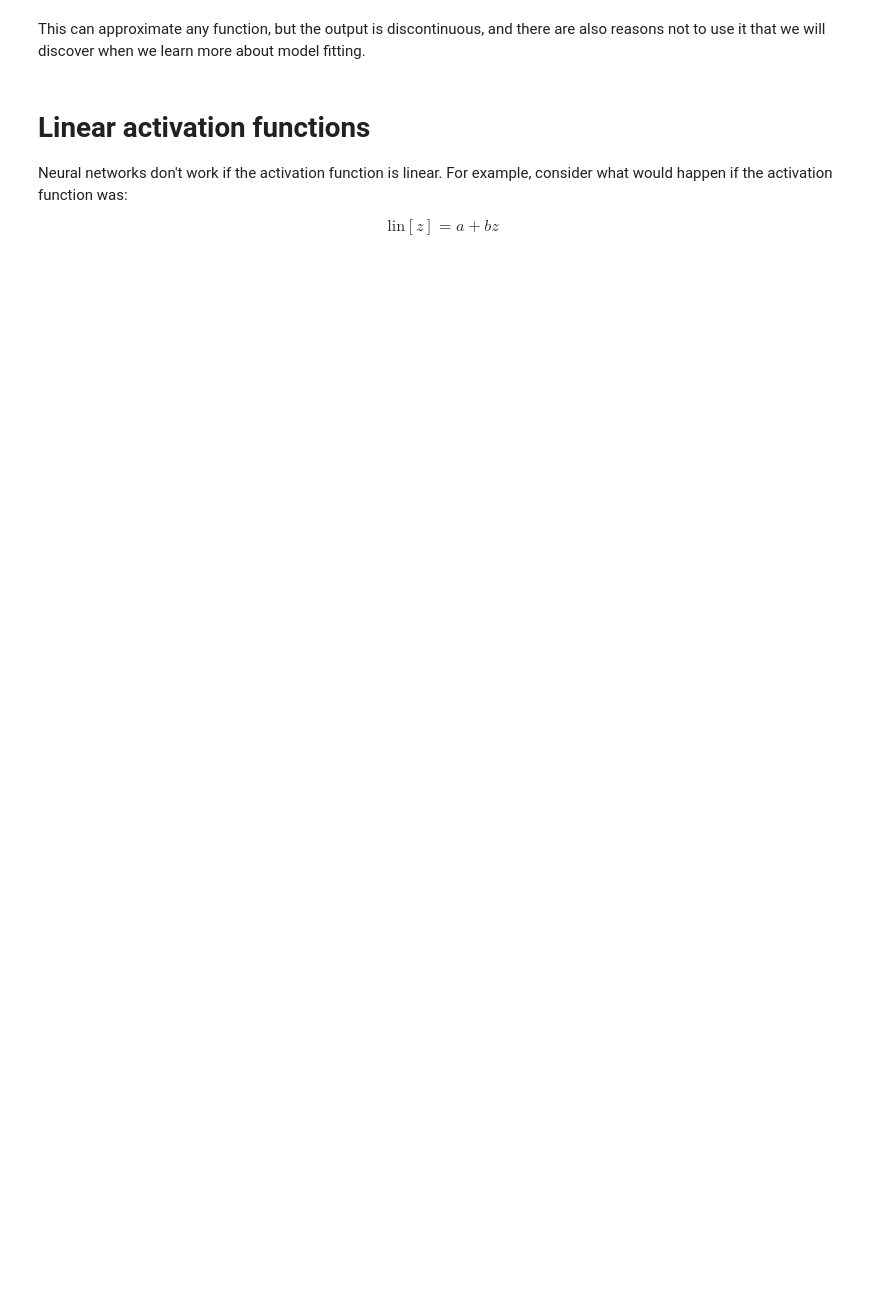
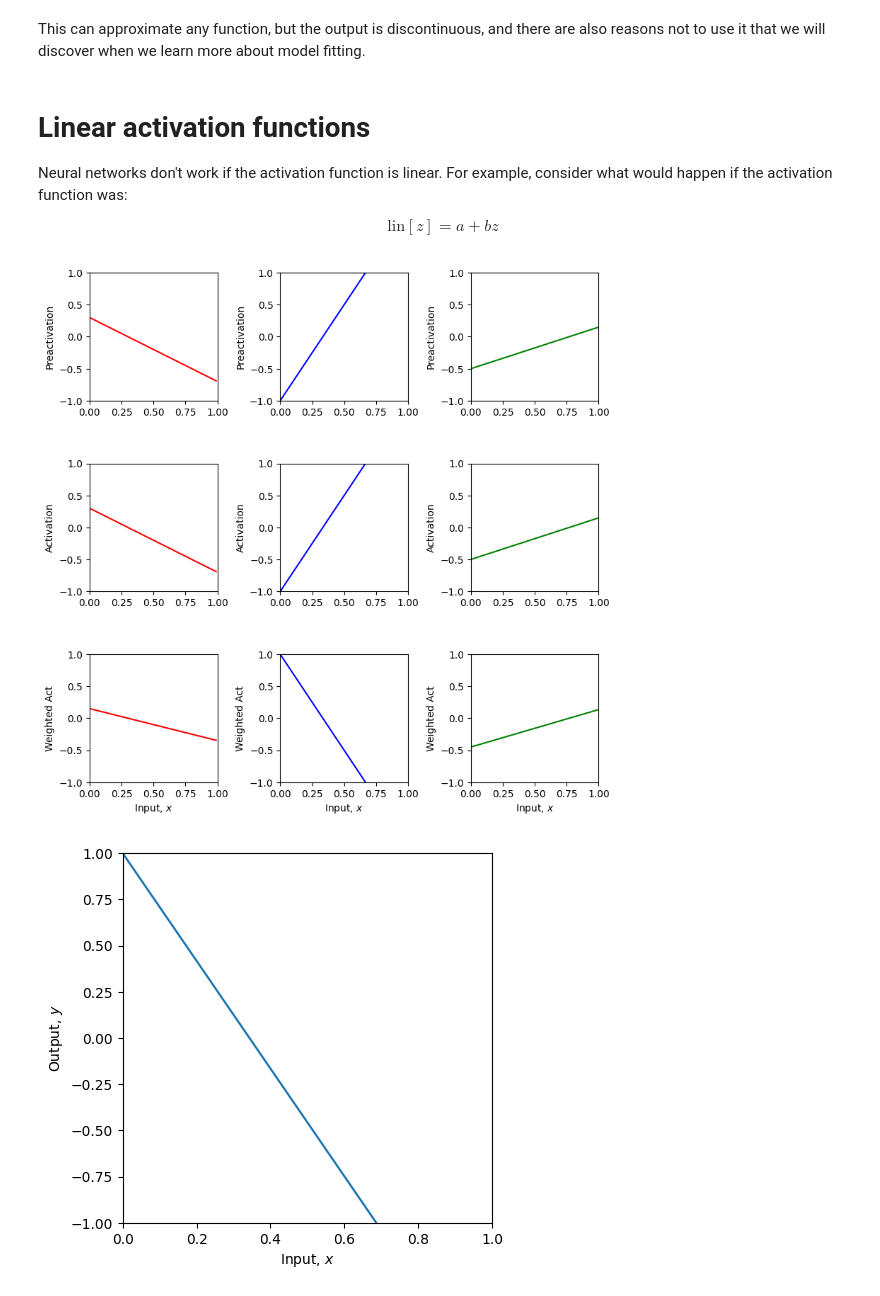
Before and after one commit to EDAttlee/Aloha_world, a Jupyter notebook: Notebooks/Chap03/3_4_Activation_Functions.ipynb, the cells around one changed output. Cells and saved outputs as stored; diff of their text form; code cells hidden in the pictures; blank space fills up the shorter version.

```diff
--- a/Notebooks/Chap03/3_4_Activation_Functions.ipynb
+++ b/Notebooks/Chap03/3_4_Activation_Functions.ipynb
@@ -207,22 +216,25 @@ def lin(preactivation):
 # %%
 # TODO
 # 1. The linear activation function above just returns the input: (0+1*z) = z
 # Before running the code Make a prediction about what the ten panels of the drawing will look like
 # Now run the code below to see if you were right. What family of functions can this represent?
 
 # 2. What happens if you change the parameters (a,b) to different values?
 # Try a=0.5, b=-0.4 Don't forget to run the cell again to update the function
 
 theta_10 =  0.3 ; theta_11 = -1.0
-theta_20 = -1.0  ; theta_21 = 2.0
+theta_20 = -1.0  ; theta_21 = 3.0
 theta_30 = -0.5  ; theta_31 = 0.65
 phi_0 = 0.3; phi_1 = 0.5; phi_2 = -1.0; phi_3 = 0.9
 
 # Define a range of input values
 x = np.arange(0,1,0.01)
 
 # We run the neural network for each of these input values
 y, pre_1, pre_2, pre_3, act_1, act_2, act_3, w_act_1, w_act_2, w_act_3 = \
     shallow_1_1_3(x, lin, phi_0,phi_1,phi_2,phi_3, theta_10, theta_11, theta_20, theta_21, theta_30, theta_31)
 # And then plot it
 plot_neural(x, y, pre_1, pre_2, pre_3, act_1, act_2, act_3, w_act_1, w_act_2, w_act_3, plot_all=True)
+# %% [output]
+[figure, added]
+[figure, added]
```
Also changed, not shown: parts of 6 cells of this notebook.
